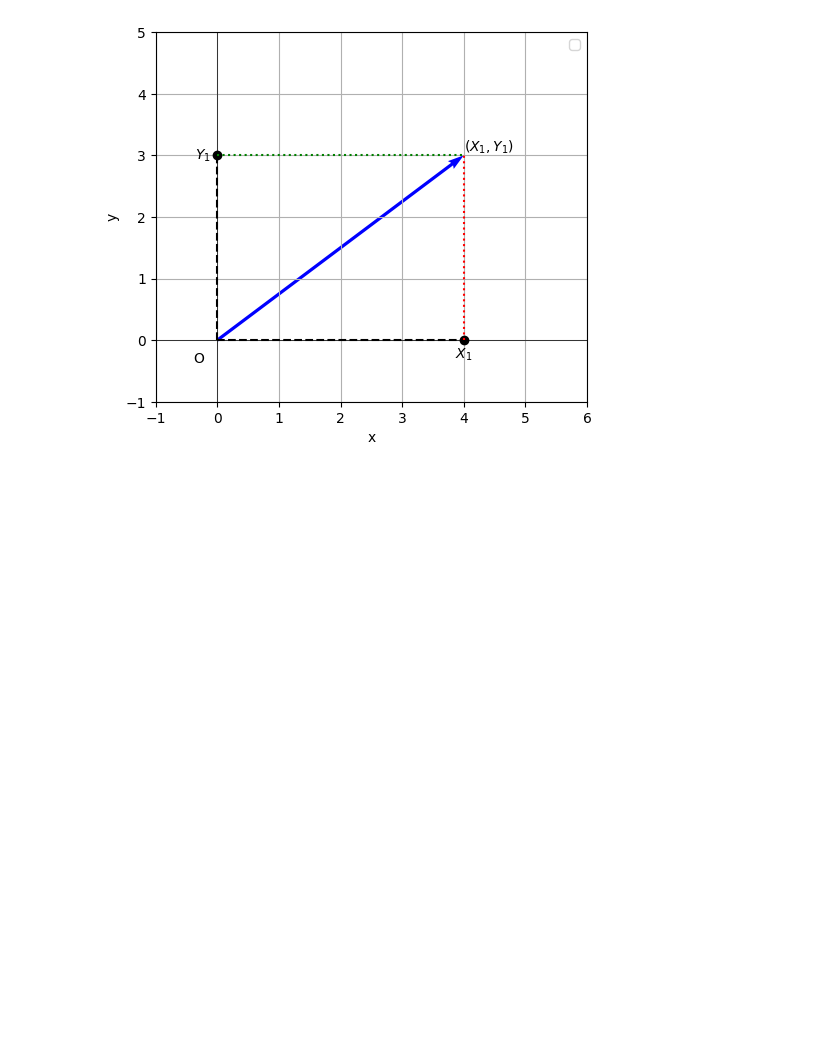
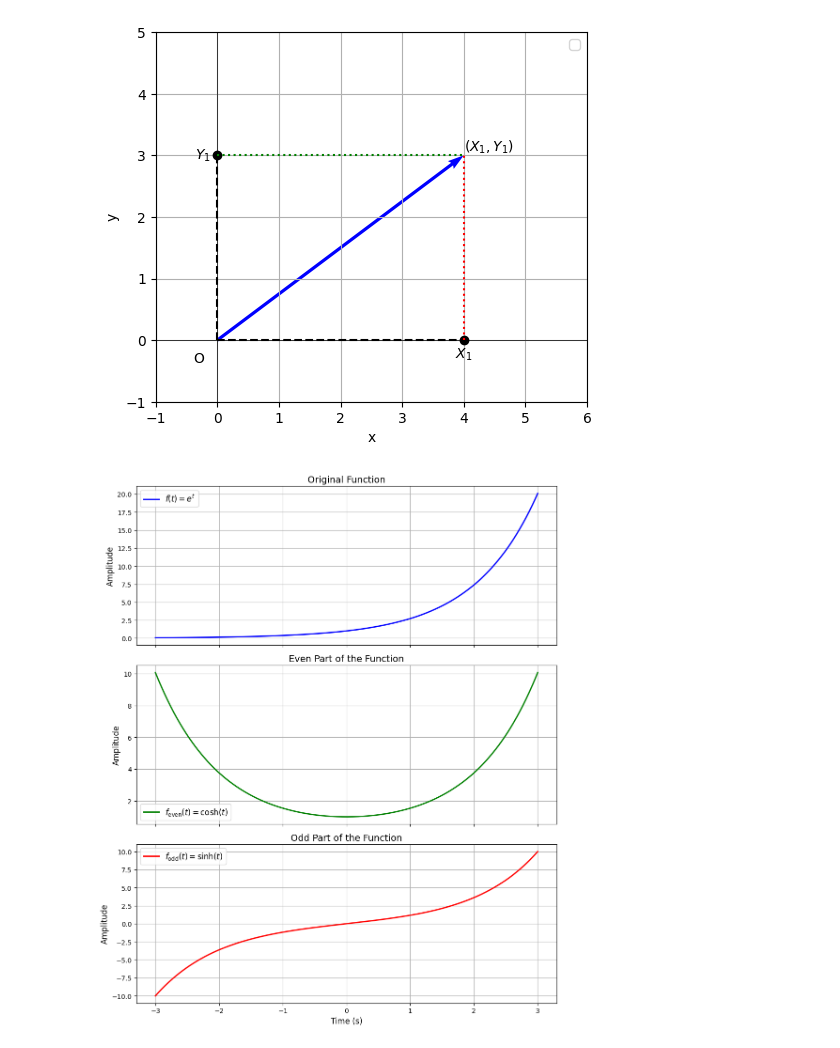
Before and after one commit to PabloCaicedoR/pablocaicedor.github.io, a Jupyter notebook: codigo/preparing_slides.ipynb, the cells around one changed output. Drawn from its saved outputs; the diff is of its cells as text; code cells hidden in the pictures; blank space fills up the shorter version.

```diff
--- a/codigo/preparing_slides.ipynb
+++ b/codigo/preparing_slides.ipynb
@@ -165,3 +165,47 @@ ax.set_aspect("equal")
 plt.show()
 # %% [output]
 [figure]
+# %%
+import numpy as np
+import matplotlib.pyplot as plt
+
+# Time vector
+t = np.linspace(-3, 3, 500)
+
+# Define the original function and its components
+f_t = np.exp(t)  # Original function: e^t
+f_even = (np.exp(t) + np.exp(-t)) / 2  # Even part: cosh(t)
+f_odd = (np.exp(t) - np.exp(-t)) / 2  # Odd part: sinh(t)
+
+# Create the subplots
+fig, axs = plt.subplots(3, 1, figsize=(10, 12), sharex=True)
+
+# Plot the original function
+axs[0].plot(t, f_t, label=r"$f(t) = e^t$", color="blue", linewidth=2)
+axs[0].set_title("Original Function", fontsize=14)
+axs[0].set_ylabel("Amplitude", fontsize=12)
+axs[0].legend(fontsize=12)
+axs[0].grid(True)
+
+# Plot the even part
+axs[1].plot(
+    t, f_even, label=r"$f_{\text{even}}(t) = \cosh(t)$", color="green", linewidth=2
+)
+axs[1].set_title("Even Part of the Function", fontsize=14)
+axs[1].set_ylabel("Amplitude", fontsize=12)
+axs[1].legend(fontsize=12)
+axs[1].grid(True)
+
+# Plot the odd part
+axs[2].plot(t, f_odd, label=r"$f_{\text{odd}}(t) = \sinh(t)$", color="red", linewidth=2)
+axs[2].set_title("Odd Part of the Function", fontsize=14)
+axs[2].set_xlabel("Time (s)", fontsize=12)
+axs[2].set_ylabel("Amplitude", fontsize=12)
+axs[2].legend(fontsize=12)
+axs[2].grid(True)
+
+# Adjust layout
+plt.tight_layout()
+plt.show()
+# %% [output]
+[figure, added]
```
Also changed, not shown: 19 other files.
